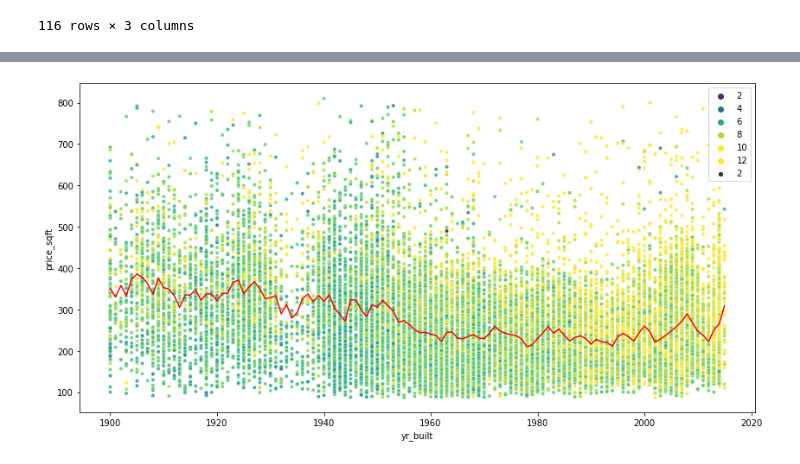
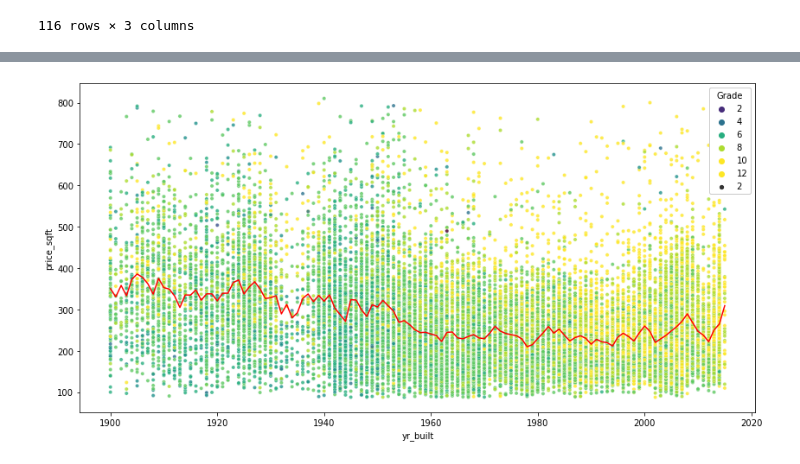
Before and after one commit to mattlamachado/King_County_DNC, a Jupyter notebook: 34012_Roof_Imoveis_1.0.ipynb, the cells around one changed output, grey strips where cells are left out. Saved outputs shown, nothing was run; the diff lists cells and outputs as text; code cells hidden in the pictures.

```diff
--- a/34012_Roof_Imoveis_1.0.ipynb
+++ b/34012_Roof_Imoveis_1.0.ipynb
@@ -356,12 +356,14 @@ sns.scatterplot(x = [y['yr_built'].mean()], y =[ y['price_sqft'].mean()]);
 # %%
 
 y = roof_c[roof_c['grade']>0]
-plt.figure(figsize=(14,7))
-sns.scatterplot(x = y['yr_built'], y = y['price_sqft'], alpha=0.8, size=2, hue=roof_c['grade'], palette='viridis', hue_norm=(1,9))
+ax = plt.figure(figsize=(14,7))
+sns.scatterplot(x = y['yr_built'], y = y['price_sqft'], alpha=0.8, size=2, hue=roof_c['grade'],
+palette='viridis', hue_norm=(1,9), legend='brief')
+ax.legend(title='Grade', bbox_to_anchor=(0.9,0.88), framealpha=1)
 sns.lineplot(x = w['yr_built'], y = w['price_sqft'], color='r')
 plt.show()
 # %% [output]
-[figure, old version]
+[figure, new version]
 # %%
 #duplicates = [x for x in roof_c['id'] if roof_c['id'].groupby(axis=0, level=0).count(x) > 1]
 dup = pd.DataFrame(roof_c['id'].copy())
```
Also changed, not shown: parts of 12 cells of this notebook.
